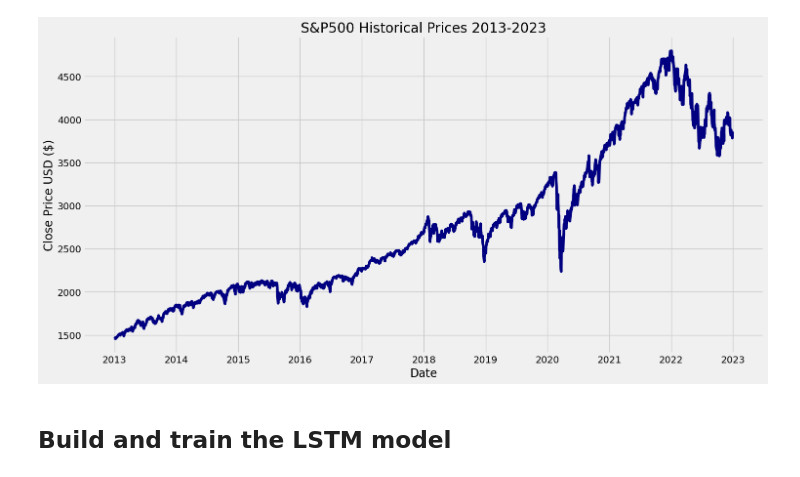
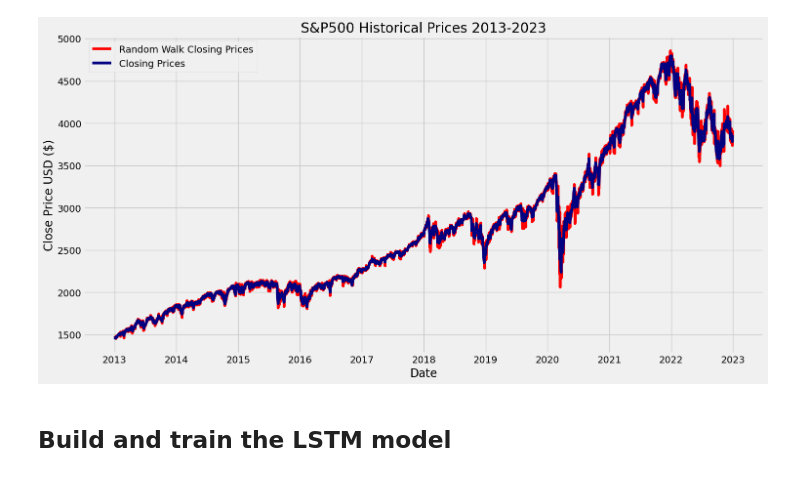
Before and after one commit to odamgaard/Seminar-Applied-Corporate-Finance, a Jupyter notebook: Project/Neural Network (S&P).ipynb, the cells around one changed output. Cells and saved outputs as stored; diff of their text form; code cells hidden in the pictures.

```diff
--- a/Project/Neural Network (S&P).ipynb
+++ b/Project/Neural Network (S&P).ipynb
@@ -49,0 +20,31 @@ df
+# %%
+# Disable the SettingWithCopyWarning
+pd.options.mode.chained_assignment = None
+
+# Define the date range for data retrieval
+start_date = datetime.datetime(2013, 1, 1)
+end_date = datetime.datetime(2023, 1, 1)
+
+# Fetch S&P500 data using Yahoo Finance
+sp500 = yf.Ticker('^GSPC')
+sp500_data = sp500.history(period="1d", start=start_date, end=end_date)
+
+# Remove the time zone information from the date index
+sp500_data.index = sp500_data.index.date
+
+# Remove the specified columns and reorder the remaining ones
+df = sp500_data[['High', 'Low', 'Open', 'Close', 'Volume']]
+
+# Add a random walk column
+random_walk = [3112.260010]
+for _ in range(1, len(df)):
+    close_t_minus_1 = df['Close'].iloc[_ - 1]
+    close_t_minus_2 = df['Close'].iloc[_ - 2]
+    e = close_t_minus_1 - close_t_minus_2  # Change e to be the difference between close_t-1 and close_t-2
+    random_walk.append(close_t_minus_1 + e)
+
+df['Random_Walk'] = random_walk
+df['Date'] = df.index
+
+# Display the DataFrame
+df
@@ -50,24 +65,31 @@ df
 # %%
 # Style the plots
 plt.style.use('fivethirtyeight')
 
 # Create a figure for the plot
 plt.figure(figsize=(16, 8))
 
 # Set the title for the plot
 plt.title('S&P500 Historical Prices 2013-2023')
 
-# Plot the closing prices over time
-plt.plot(df['Close'], color='navy')
+# Remove the first two rows from the DataFrame
+df_without_two_rows = df.iloc[2:]
+
+# Plot the closing prices over time and add labels
+plt.plot(df_without_two_rows['Random_Walk'], color='red', label='Random Walk Closing Prices')
+plt.plot(df['Close'], color='navy', label='Closing Prices')
 
 # Label the x-axis and y-axis
 plt.xlabel('Date', fontsize=17)
 plt.ylabel('Close Price USD ($)', fontsize=17)
 
+# Add a legend to the plot
+plt.legend()
+
 # Display the plot
 plt.show()
 # %% [output]
-[figure, old version]
+[figure, new version]
 # %% [markdown]
 ## Build and train the LSTM model
 # %%
```
Also changed, not shown: parts of 23 cells of this notebook, 7 other files.
